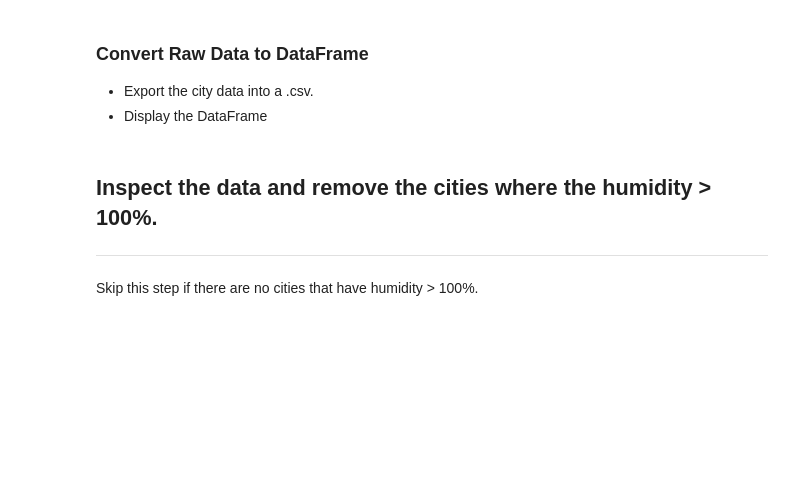
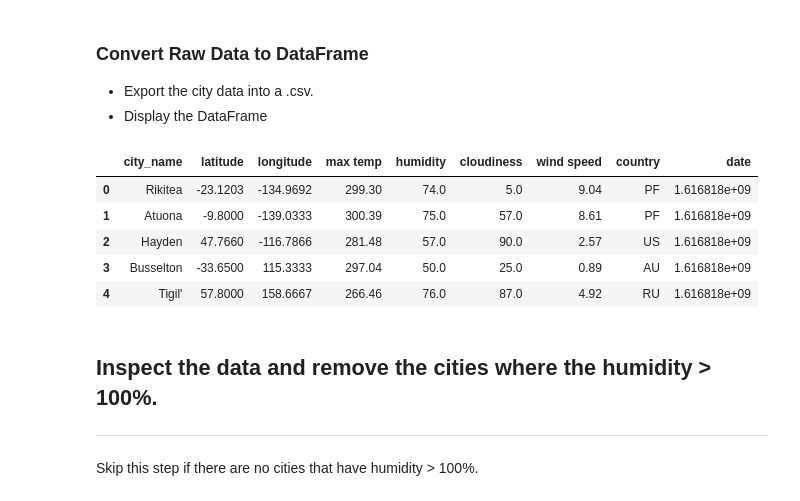
Before and after one commit to michellesimek/python-api-challenge, a Jupyter notebook: Code/WeatherPy.ipynb, the cells around one changed output. Drawn from its saved outputs; the diff is of its cells as text; code cells hidden in the pictures; blank space fills up the shorter version.

Commit message:
performed api calls to gather city weather data into a dataframe

```diff
--- a/Code/WeatherPy.ipynb
+++ b/Code/WeatherPy.ipynb
@@ -53,10 +56,10 @@ len(cities)
 * Perform a weather check on each city using a series of successive API calls.
 * Include a print log of each city as it'sbeing processed (with the city number and city name).
 # %%
-for city in cities:
+# for index, city in enumerate(cities):
 
-    base_url = "http://api.openweathermap.org/data/2.5/weather?"
+#     base_url = "http://api.openweathermap.org/data/2.5/weather?"
 
-    weather_url = f'{base_url}q={city}&appid={weather_api_key}'
-    response = requests.get(weather_url).json()
-    pprint(response)
+#     weather_url = f'{base_url}q={city}&appid={weather_api_key}'
+#     response = requests.get(weather_url).json()
+# #     pprint(response)
@@ -104,0 +66,32 @@ for index, city in enumerate(cities):
+# %%
+cities_df = pd.DataFrame({"city_name": [],
+                        "latitude": [],
+                        "longitude": [],
+                        "max temp": [],
+                        "humidity": [],
+                        "cloudiness": [],
+                        "wind speed": [],
+                        "country": [],
+                        "date": []})
+
+for index, city in enumerate(cities):
+
+    base_url = "http://api.openweathermap.org/data/2.5/weather?"
+
+    weather_url = f'{base_url}q={city}&appid={weather_api_key}'
+    response = requests.get(weather_url).json()
+
+    try:
+        print(f"Processing Record {index} | {city}.")
+        cities_df.loc[index, 'city_name'] = response['name']
+        cities_df.loc[index, 'latitude'] = response['coord']['lat']
+        cities_df.loc[index, 'longitude'] = response['coord']['lon']
+        cities_df.loc[index, 'max temp'] = response['main']['temp_max']
+        cities_df.loc[index, 'humidity'] = response['main']['humidity']
+        cities_df.loc[index, 'cloudiness'] = response['clouds']['all']
+        cities_df.loc[index, 'wind speed'] = response['wind']['speed']
+        cities_df.loc[index, 'country'] = response['sys']['country']
+        cities_df.loc[index, 'date'] = response['dt']
+
+    except (KeyError, NameError):
+        print("City not found. Skipping...")
@@ -106,6 +117,15 @@ for index, city in enumerate(cities):
 ### Convert Raw Data to DataFrame
 * Export the city data into a .csv.
 * Display the DataFrame
+# %%
+cities_df.head()
+# %% [output]
+|  | city_name | latitude | longitude | max temp | humidity | cloudiness | wind speed | country | date |
+| 0 | Rikitea | -23.1203 | -134.9692 | 299.30 | 74.0 | 5.0 | 9.04 | PF | 1.616818e+09 |
+| 1 | Atuona | -9.8000 | -139.0333 | 300.39 | 75.0 | 57.0 | 8.61 | PF | 1.616818e+09 |
+| 2 | Hayden | 47.7660 | -116.7866 | 281.48 | 57.0 | 90.0 | 2.57 | US | 1.616818e+09 |
+| 3 | Busselton | -33.6500 | 115.3333 | 297.04 | 50.0 | 25.0 | 0.89 | AU | 1.616818e+09 |
+| 4 | Tigil' | 57.8000 | 158.6667 | 266.46 | 76.0 | 87.0 | 4.92 | RU | 1.616818e+09 |
 # %% [markdown]
 ## Inspect the data and remove the cities where the humidity > 100%.
 ----
```
Also changed, not shown: parts of 4 cells of this notebook.
